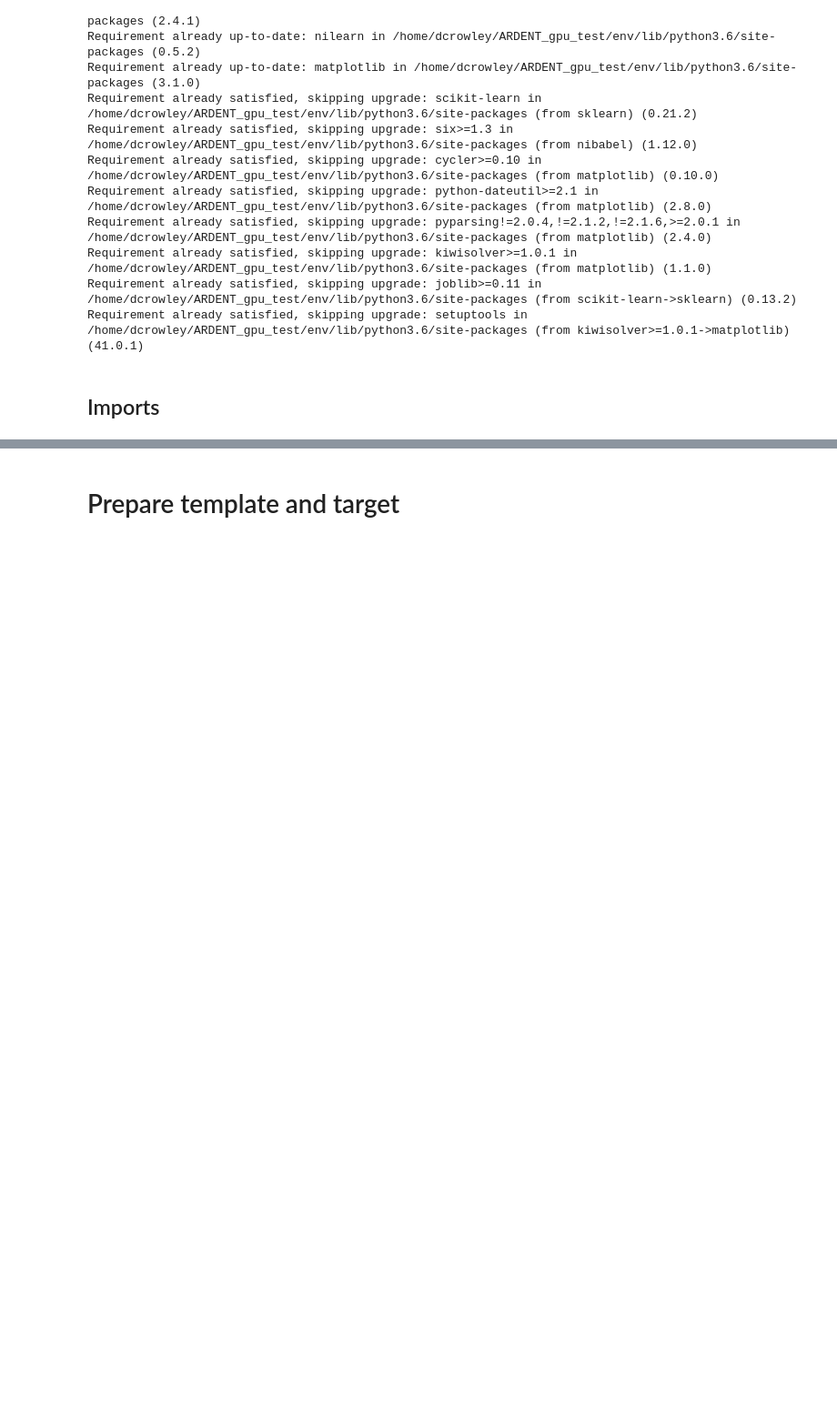
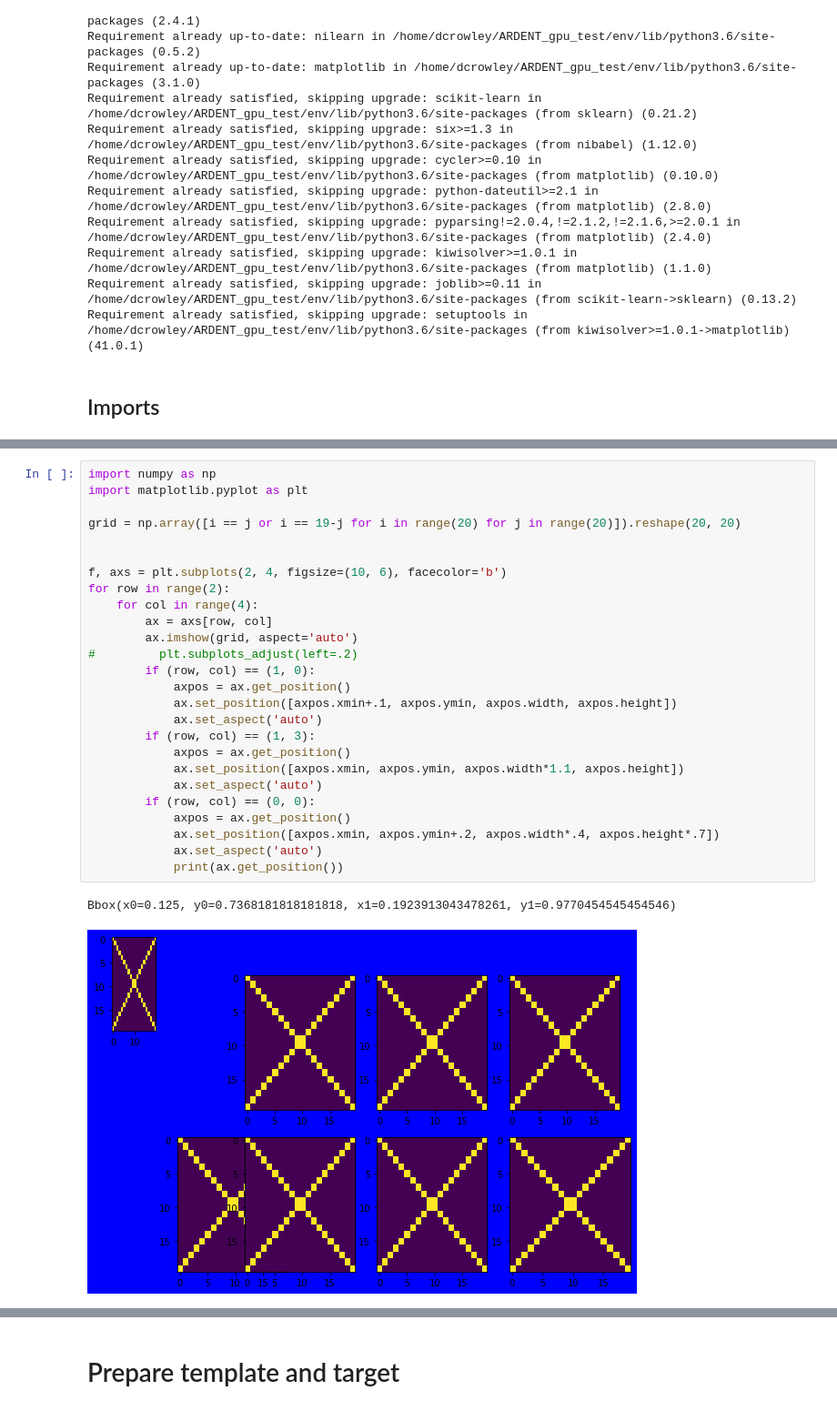
Before and after one commit to neurodata/ardent, a Jupyter notebook: demo/demo.ipynb, the cells around one changed output, grey strips where cells are left out. Shown at 91% size. Saved outputs shown, nothing was run; the diff lists cells and outputs as text; blank space fills up the shorter version.

```diff
--- a/demo/demo.ipynb
+++ b/demo/demo.ipynb
@@ -28,3 +47,32 @@ Requirement already satisfied, skipping upgrade: setuptools in /home/dcrowley/AR
+# %%
+import numpy as np
+import matplotlib.pyplot as plt
+
+grid = np.array([i == j or i == 19-j for i in range(20) for j in range(20)]).reshape(20, 20)
+
+
+f, axs = plt.subplots(2, 4, figsize=(10, 6), facecolor='b')
+for row in range(2):
+    for col in range(4):
+        ax = axs[row, col]
+        ax.imshow(grid, aspect='auto')
+#         plt.subplots_adjust(left=.2)
+        if (row, col) == (1, 0):
+            axpos = ax.get_position()
+            ax.set_position([axpos.xmin+.1, axpos.ymin, axpos.width, axpos.height])
+            ax.set_aspect('auto')
+        if (row, col) == (1, 3):
+            axpos = ax.get_position()
+            ax.set_position([axpos.xmin, axpos.ymin, axpos.width*1.1, axpos.height])
+            ax.set_aspect('auto')
+        if (row, col) == (0, 0):
+            axpos = ax.get_position()
+            ax.set_position([axpos.xmin, axpos.ymin+.2, axpos.width*.4, axpos.height*.7])
+            ax.set_aspect('auto')
+            print(ax.get_position())
+# %% [output]
+Bbox(x0=0.125, y0=0.7368181818181818, x1=0.1923913043478261, y1=0.9770454545454546)
+[figure, added]
 # %%
 #%% Imports.
 
```
Also changed, not shown: parts of 7 cells of this notebook.
